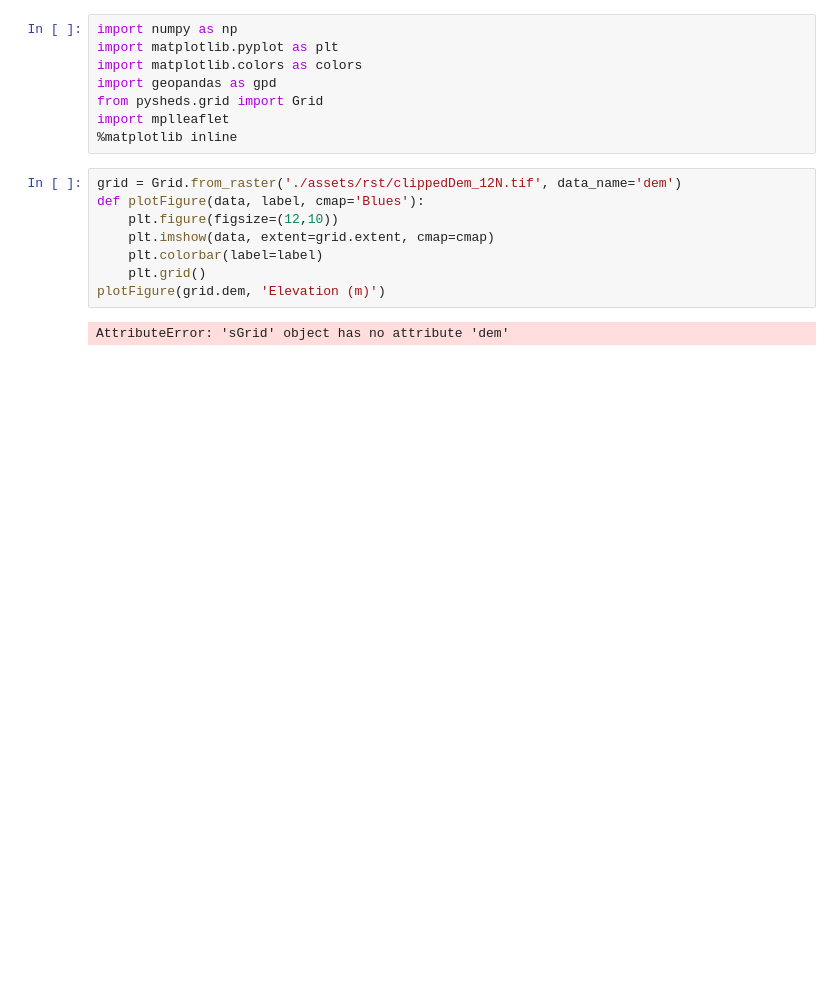
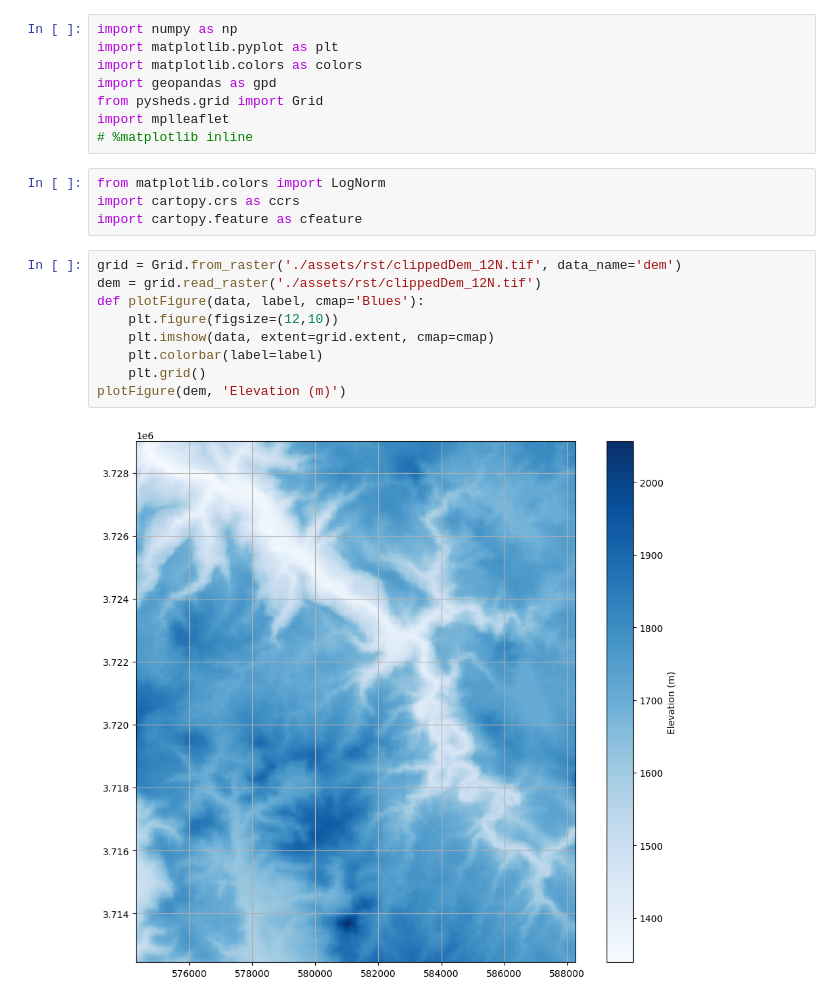
Before and after one commit to JuanGuerrero09/dampy, a Jupyter notebook: sheds_delimitation.ipynb, the cells around one changed output. Saved outputs shown, nothing was run; the diff lists cells and outputs as text; blank space fills up the shorter version.

```diff
--- a/sheds_delimitation.ipynb
+++ b/sheds_delimitation.ipynb
@@ -5,14 +5,19 @@ import matplotlib.colors as colors
 import geopandas as gpd
 from pysheds.grid import Grid
 import mplleaflet
-%matplotlib inline
+# %matplotlib inline
+# %%
+from matplotlib.colors import LogNorm
+import cartopy.crs as ccrs
+import cartopy.feature as cfeature
 # %%
 grid = Grid.from_raster('./assets/rst/clippedDem_12N.tif', data_name='dem')
+dem = grid.read_raster('./assets/rst/clippedDem_12N.tif')
 def plotFigure(data, label, cmap='Blues'):
     plt.figure(figsize=(12,10))
     plt.imshow(data, extent=grid.extent, cmap=cmap)
     plt.colorbar(label=label)
     plt.grid()
-plotFigure(grid.dem, 'Elevation (m)')
+plotFigure(dem, 'Elevation (m)')
 # %% [output]
-AttributeError: 'sGrid' object has no attribute 'dem'
+[figure, added]
```
Also changed, not shown: parts of 12 cells of this notebook, 8 other files.
